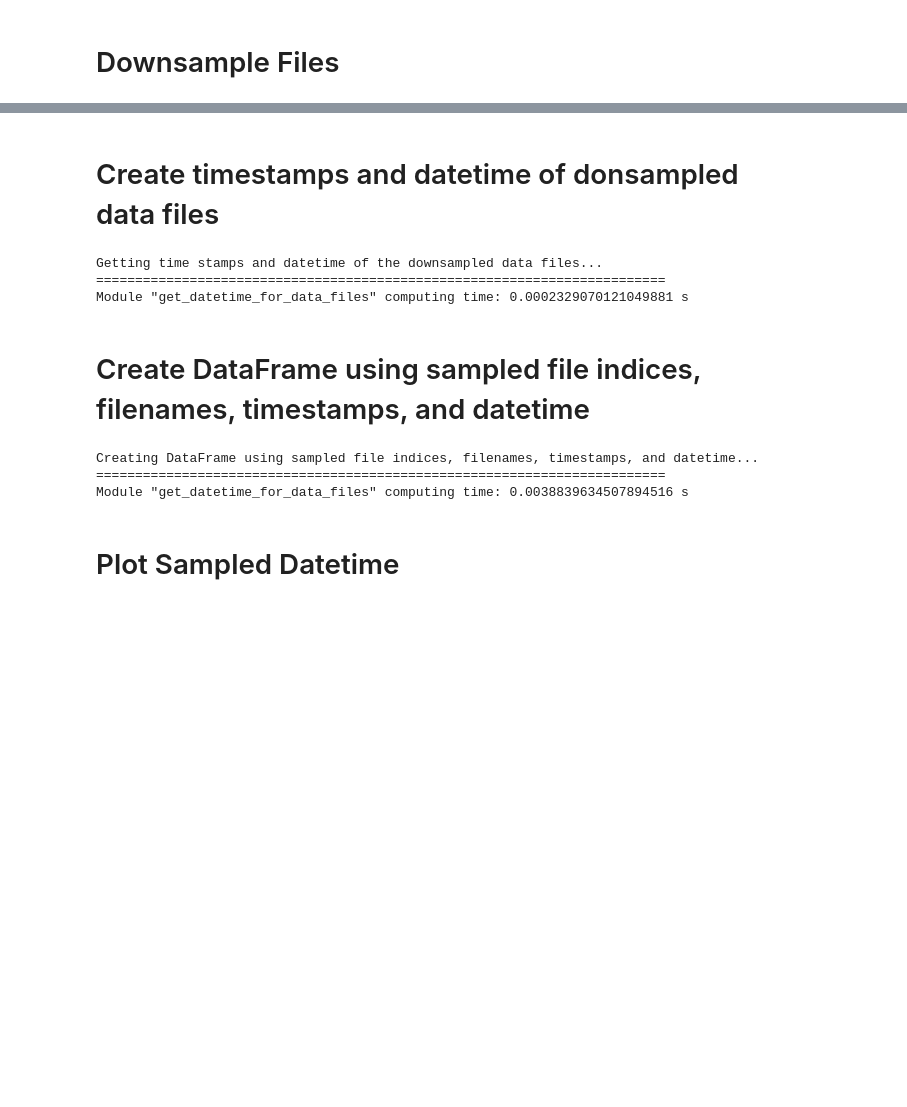
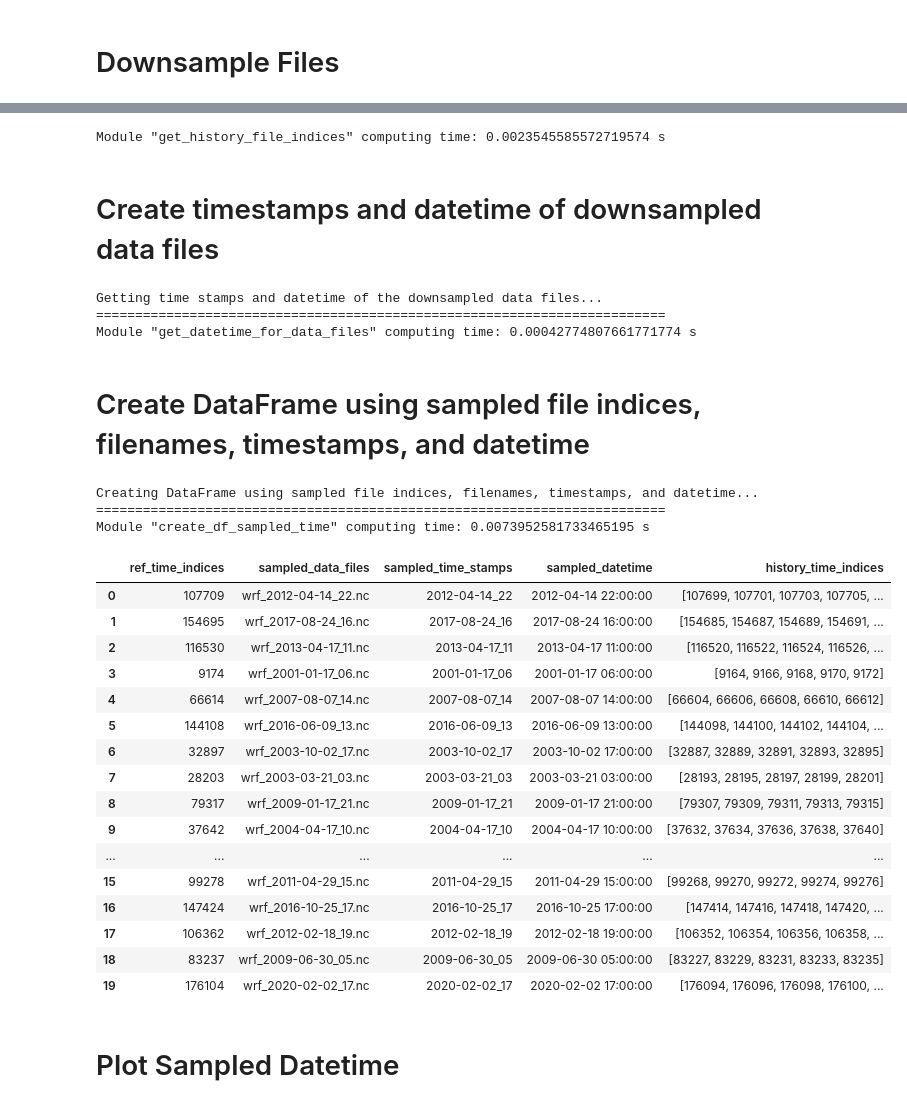
Before and after one commit to LLNL/MLAP, a Jupyter notebook: SJSU_Data_Proc/Extract_DFM_Reanalysis_Data.ipynb, the cells around one changed output, grey strips where cells are left out. Saved outputs shown, nothing was run; the diff lists cells and outputs as text; code cells hidden in the pictures; blank space fills up the shorter version.

Commit message:
Implement the option to compute history file indices for refernce fuel mositure time indices

```diff
--- a/SJSU_Data_Proc/Extract_DFM_Reanalysis_Data.ipynb
+++ b/SJSU_Data_Proc/Extract_DFM_Reanalysis_Data.ipynb
@@ -35,21 +36,7 @@ extracted_data_loc = '/p/lustre2/jha3/Wildfire/Wildfire_LDRD_SI/SJSU/01_WRF_Nels
 
 # The current data set params
 data_set_count = 0
-percent_files_to_use = 0.010863484  # f1 = what percent of available files to use
+percent_files_to_use = 0.10863484  # f1 = what percent of available files to use
 percent_grid_points_to_use = 0.005  # f2 = what percent of grid points to use
-max_history_to_consider = 5 # n_history in hours
+max_history_to_consider = 10 # n_history in hours
 history_interval        = 2
-
-# Some fixed stuff
-'''
-identity_fields = ['latitude', 'longitude', 'YYYY', 'MM', 'DD', 'HH']
-
-label_fields = ['mean_wtd_moisture_1hr', 'mean_wtd_moisture_10hr',\
-                'mean_wtd_moisture_100hr', 'mean_wtd_moisture_1000hr']
-
-feature_fields = ['eastward_10m_wind', 'northward_10m_wind',\
-                  'air_temperature_2m', \
-                  'accumulated_precipitation_amount', \
-                  'air_relative_humidity_2m', \
-                  'surface_downwelling_shortwave_flux']
-'''
@@ -89,7 +74,7 @@ Module "get_data_file_names" computing time: 0.26912770979106426 s
 # Downsample Files
 # %%
 module_start_time = timer()
-sampled_file_indices, sampled_data_files = downsample_data_files (data_files_list, percent_files_to_use)
+sampled_file_indices, sampled_data_files = downsample_data_files (data_files_list, percent_files_to_use, random_state)
 module_end_time = timer()
 print('Module "downsample_data_files" computing time: {} s'.format(module_end_time - module_start_time))
 # %% [output]
@@ -100,5 +87,12 @@ Module "downsample_data_files" computing time: 0.03196605667471886 s
+# %%
+module_start_time = timer()
+history_file_indices = get_history_file_indices (sampled_file_indices, max_history_to_consider, history_interval)
+module_end_time = timer()
+print('Module "get_history_file_indices" computing time: {} s'.format(module_end_time - module_start_time))
+# %% [output]
+Module "get_history_file_indices" computing time: 0.0023545585572719574 s
 # %% [markdown]
-# Create timestamps and datetime of donsampled data files
+# Create timestamps and datetime of downsampled data files
 # %%
 module_start_time = timer()
 sampled_time_stamps, sampled_datetime = get_datetime_for_data_files (sampled_data_files)
@@ -107,18 +101,38 @@ print('Module "get_datetime_for_data_files" computing time: {} s'.format(module_
 # %% [output]
 Getting time stamps and datetime of the downsampled data files...
 =========================================================================
-Module "get_datetime_for_data_files" computing time: 0.0002329070121049881 s
+Module "get_datetime_for_data_files" computing time: 0.00042774807661771774 s
 # %% [markdown]
 # Create DataFrame using sampled file indices, filenames, timestamps, and datetime
 # %%
 module_start_time = timer()
-df_sampled_time = create_df_sampled_time (sampled_file_indices, sampled_data_files, sampled_time_stamps, sampled_datetime)
+df_sampled_time = create_df_sampled_time (sampled_file_indices, sampled_data_files, sampled_time_stamps, sampled_datetime, history_file_indices)
 module_end_time = timer()
 print('Module "create_df_sampled_time" computing time: {} s'.format(module_end_time - module_start_time))
 # %% [output]
 Creating DataFrame using sampled file indices, filenames, timestamps, and datetime...
 =========================================================================
-Module "get_datetime_for_data_files" computing time: 0.0038839634507894516 s
+Module "create_df_sampled_time" computing time: 0.0073952581733465195 s
+# %%
+df_sampled_time.head(20)
+# %% [output]
+|  | ref_time_indices | sampled_data_files | sampled_time_stamps | sampled_datetime | history_time_indices |
+| 0 | 107709 | wrf_2012-04-14_22.nc | 2012-04-14_22 | 2012-04-14 22:00:00 | [107699, 107701, 107703, 107705, ... |
+| 1 | 154695 | wrf_2017-08-24_16.nc | 2017-08-24_16 | 2017-08-24 16:00:00 | [154685, 154687, 154689, 154691, ... |
+| 2 | 116530 | wrf_2013-04-17_11.nc | 2013-04-17_11 | 2013-04-17 11:00:00 | [116520, 116522, 116524, 116526, ... |
+| 3 | 9174 | wrf_2001-01-17_06.nc | 2001-01-17_06 | 2001-01-17 06:00:00 | [9164, 9166, 9168, 9170, 9172] |
+| 4 | 66614 | wrf_2007-08-07_14.nc | 2007-08-07_14 | 2007-08-07 14:00:00 | [66604, 66606, 66608, 66610, 66612] |
+| 5 | 144108 | wrf_2016-06-09_13.nc | 2016-06-09_13 | 2016-06-09 13:00:00 | [144098, 144100, 144102, 144104, ... |
+| 6 | 32897 | wrf_2003-10-02_17.nc | 2003-10-02_17 | 2003-10-02 17:00:00 | [32887, 32889, 32891, 32893, 32895] |
+| 7 | 28203 | wrf_2003-03-21_03.nc | 2003-03-21_03 | 2003-03-21 03:00:00 | [28193, 28195, 28197, 28199, 28201] |
+| 8 | 79317 | wrf_2009-01-17_21.nc | 2009-01-17_21 | 2009-01-17 21:00:00 | [79307, 79309, 79311, 79313, 79315] |
+| 9 | 37642 | wrf_2004-04-17_10.nc | 2004-04-17_10 | 2004-04-17 10:00:00 | [37632, 37634, 37636, 37638, 37640] |
+| ... | ... | ... | ... | ... | ... |
+| 15 | 99278 | wrf_2011-04-29_15.nc | 2011-04-29_15 | 2011-04-29 15:00:00 | [99268, 99270, 99272, 99274, 99276] |
+| 16 | 147424 | wrf_2016-10-25_17.nc | 2016-10-25_17 | 2016-10-25 17:00:00 | [147414, 147416, 147418, 147420, ... |
+| 17 | 106362 | wrf_2012-02-18_19.nc | 2012-02-18_19 | 2012-02-18 19:00:00 | [106352, 106354, 106356, 106358, ... |
+| 18 | 83237 | wrf_2009-06-30_05.nc | 2009-06-30_05 | 2009-06-30 05:00:00 | [83227, 83229, 83231, 83233, 83235] |
+| 19 | 176104 | wrf_2020-02-02_17.nc | 2020-02-02_17 | 2020-02-02 17:00:00 | [176094, 176096, 176098, 176100, ... |
 # %% [markdown]
 # Plot Sampled Datetime
 # %%
```
Also changed, not shown: parts of 7 cells of this notebook, 1 other file.
